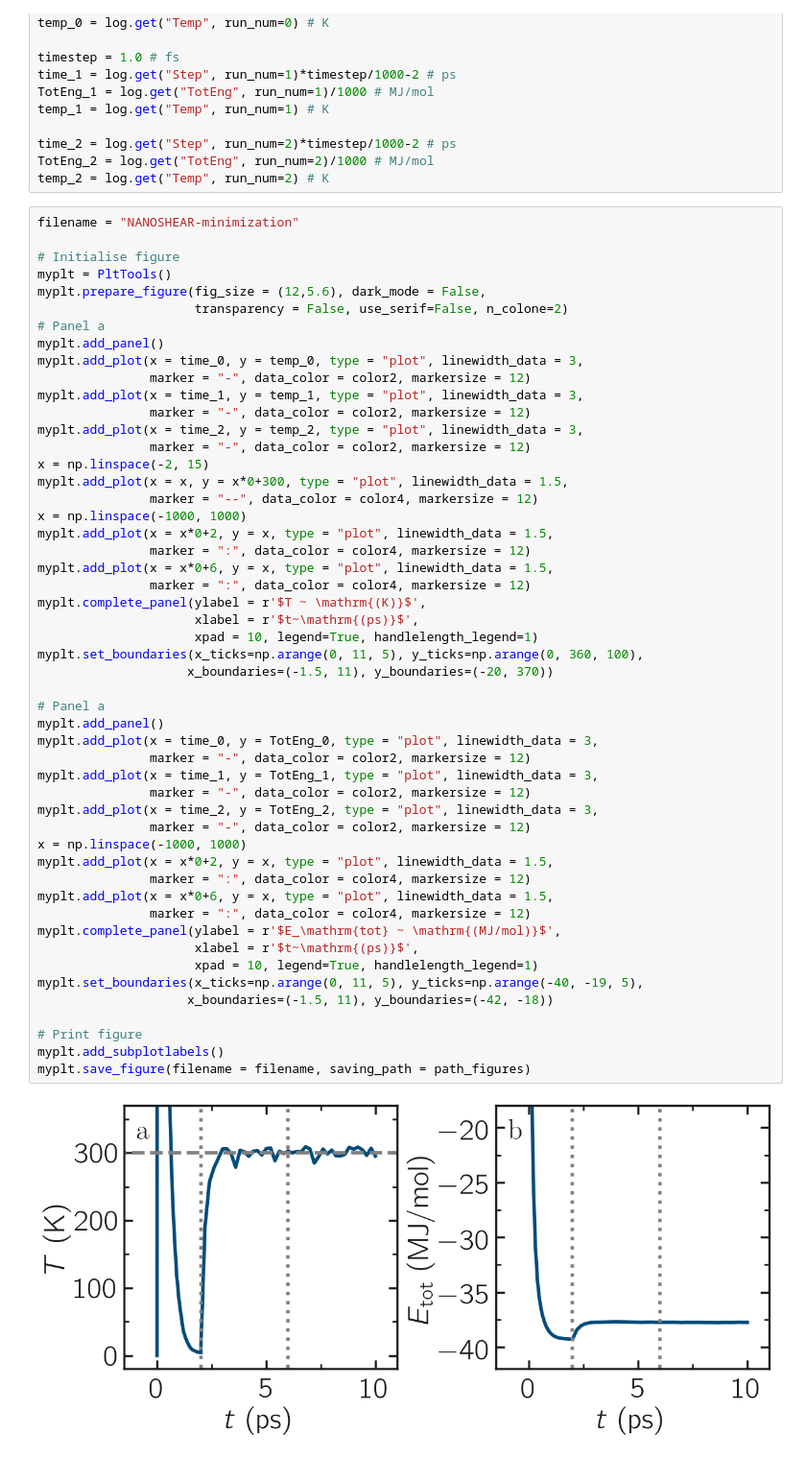
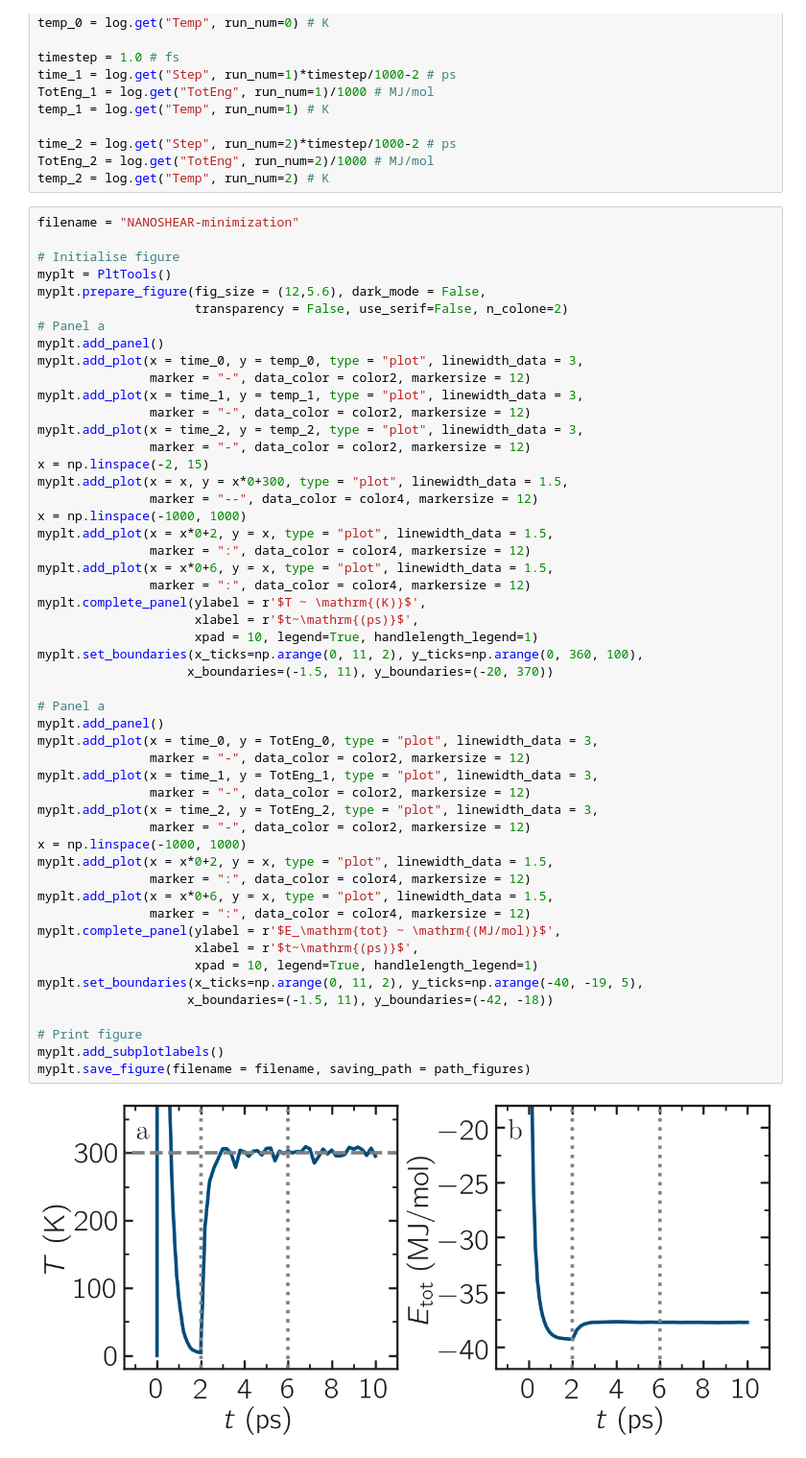
Before and after one commit to lammpstutorials/lammpstutorials-article, a Jupyter notebook: files/tutorial4/solution/minimize.ipynb, the cells around one changed output. Shown: that part at 96% size. Drawn from its saved outputs; the diff is of its cells as text.

```diff
--- a/files/tutorial4/solution/minimize.ipynb
+++ b/files/tutorial4/solution/minimize.ipynb
@@ -55,33 +55,33 @@ myplt.add_plot(x = x*0+2, y = x, type = "plot", linewidth_data = 1.5,
                marker = ":", data_color = color4, markersize = 12)
 myplt.add_plot(x = x*0+6, y = x, type = "plot", linewidth_data = 1.5,
                marker = ":", data_color = color4, markersize = 12)
 myplt.complete_panel(ylabel = r'$T ~ \mathrm{(K)}$',
                      xlabel = r'$t~\mathrm{(ps)}$',
                      xpad = 10, legend=True, handlelength_legend=1)
-myplt.set_boundaries(x_ticks=np.arange(0, 11, 5), y_ticks=np.arange(0, 360, 100),
+myplt.set_boundaries(x_ticks=np.arange(0, 11, 2), y_ticks=np.arange(0, 360, 100),
                     x_boundaries=(-1.5, 11), y_boundaries=(-20, 370))
 
 # Panel a
 myplt.add_panel()
 myplt.add_plot(x = time_0, y = TotEng_0, type = "plot", linewidth_data = 3,
                marker = "-", data_color = color2, markersize = 12)
 myplt.add_plot(x = time_1, y = TotEng_1, type = "plot", linewidth_data = 3,
                marker = "-", data_color = color2, markersize = 12)
 myplt.add_plot(x = time_2, y = TotEng_2, type = "plot", linewidth_data = 3,
                marker = "-", data_color = color2, markersize = 12)
 x = np.linspace(-1000, 1000)
 myplt.add_plot(x = x*0+2, y = x, type = "plot", linewidth_data = 1.5,
                marker = ":", data_color = color4, markersize = 12)
 myplt.add_plot(x = x*0+6, y = x, type = "plot", linewidth_data = 1.5,
                marker = ":", data_color = color4, markersize = 12)
 myplt.complete_panel(ylabel = r'$E_\mathrm{tot} ~ \mathrm{(MJ/mol)}$',
                      xlabel = r'$t~\mathrm{(ps)}$',
                      xpad = 10, legend=True, handlelength_legend=1)
-myplt.set_boundaries(x_ticks=np.arange(0, 11, 5), y_ticks=np.arange(-40, -19, 5),
+myplt.set_boundaries(x_ticks=np.arange(0, 11, 2), y_ticks=np.arange(-40, -19, 5),
                     x_boundaries=(-1.5, 11), y_boundaries=(-42, -18))
 
 # Print figure
 myplt.add_subplotlabels()
 myplt.save_figure(filename = filename, saving_path = path_figures)
 # %% [output]
-[figure, old version]
+[figure, new version]
```
Also changed, not shown: 6 other files.
